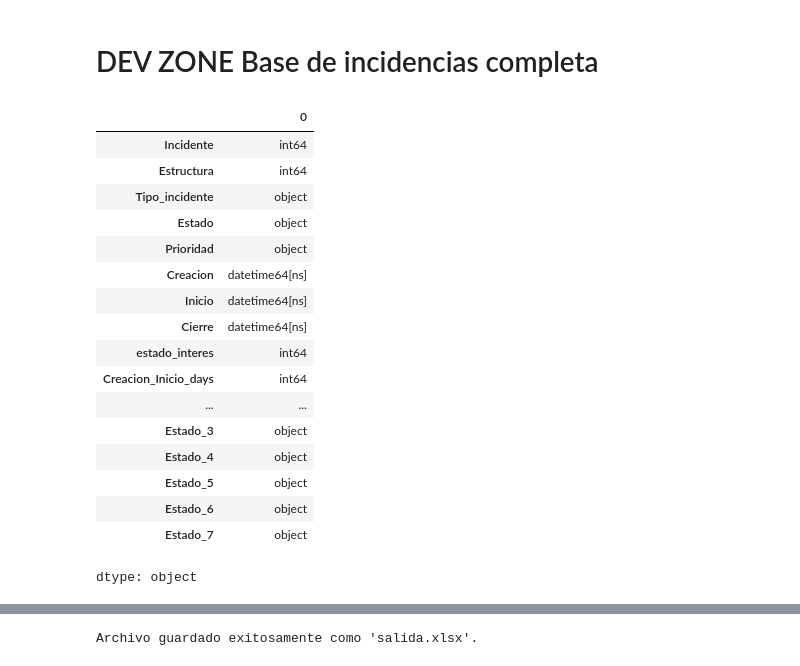
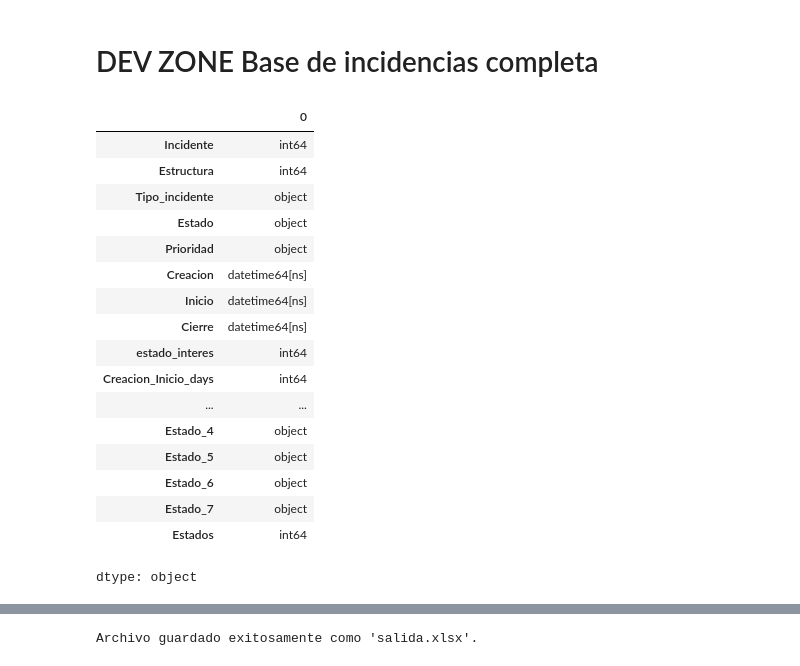
Before and after one commit to WMARBAR/CProgram_incidencias, a Jupyter notebook: constructor4_proyecto_II.ipynb, the cells around one changed output, grey strips where cells are left out. Saved outputs shown, nothing was run; the diff lists cells and outputs as text; code cells hidden in the pictures.

```diff
--- a/constructor4_proyecto_II.ipynb
+++ b/constructor4_proyecto_II.ipynb
@@ -353,26 +464,24 @@ df_merged=nan_detector_column(df_merged,'Serie')
 # %%
 df_merged=spliter(df_merged,'Estado')
 df_merged=contar_columnas_con_dato(df_merged, ['Estado_1', 'Estado_2', 'Estado_3','Estado_4','Estado_5','Estado_6','Estado_7'])
 df_merged['Estructura']=df_merged['Estructura'].astype(int)
-df_merged['Creacion_Cierre_days']=df_merged['Creacion_Cierre_days'].astype(int)
-df_merged['Inicio_Cierre_days']=df_merged['Inicio_Cierre_days'].astype(int)
 df_merged.dtypes
 # %% [output]
 |  | 0 |
 | Incidente | int64 |
 | Estructura | int64 |
 | Tipo_incidente | object |
 | Estado | object |
 | Prioridad | object |
 | Creacion | datetime64[ns] |
 | Inicio | datetime64[ns] |
 | Cierre | datetime64[ns] |
 | estado_interes | int64 |
 | Creacion_Inicio_days | int64 |
 | ... | ... |
-| Estado_3 | object |
 | Estado_4 | object |
 | Estado_5 | object |
 | Estado_6 | object |
 | Estado_7 | object |
+| Estados | int64 |
 dtype: object
```
Also changed, not shown: parts of 16 cells of this notebook.
